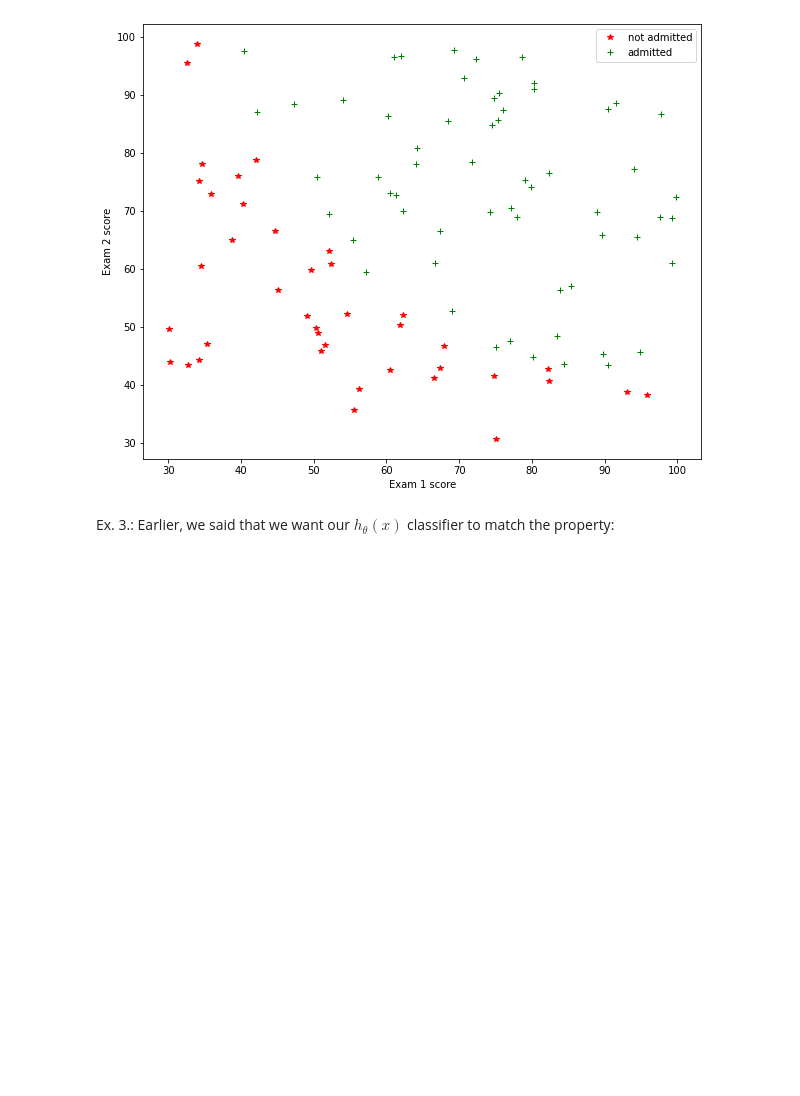
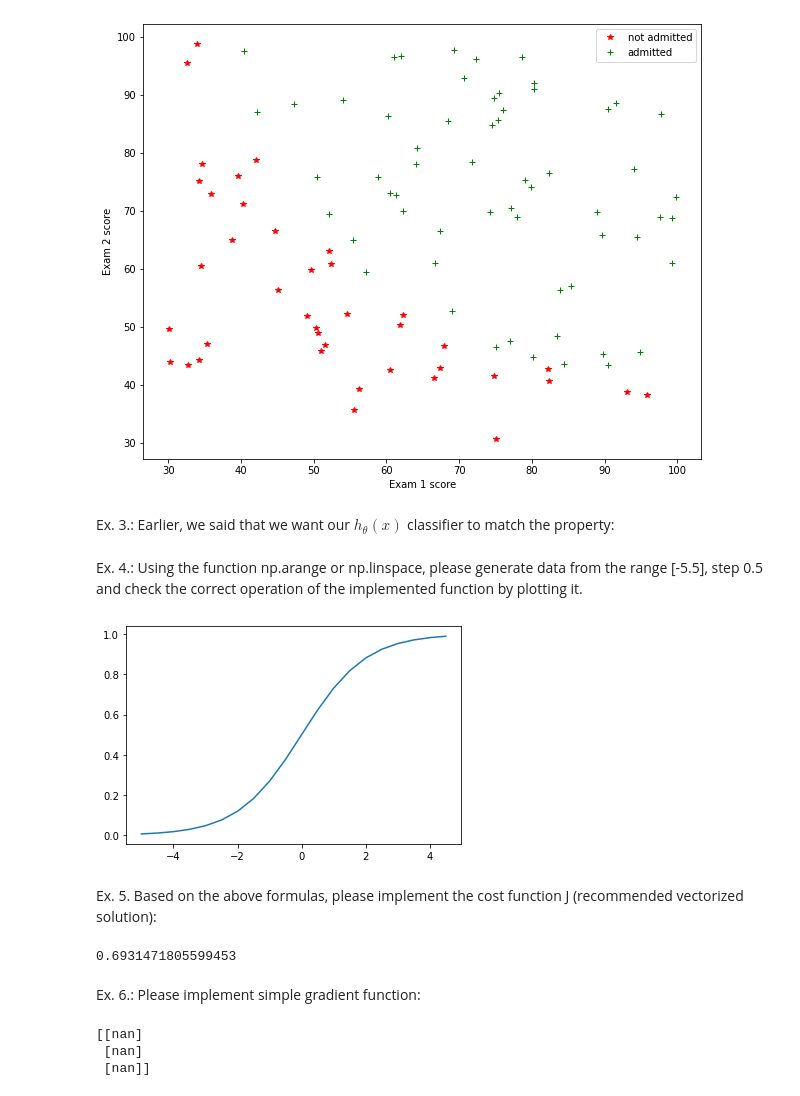
Before and after one commit to MichalMichniak/Machine_Learning_2023_Academy_Course, a Jupyter notebook: lab_3/main.ipynb, the cells around one changed output. Drawn from its saved outputs; the diff is of its cells as text; code cells hidden in the pictures; blank space fills up the shorter version.

```diff
--- a/lab_3/main.ipynb
+++ b/lab_3/main.ipynb
@@ -64,3 +64,12 @@ Ex. 3.: Earlier, we said that we want our $h_θ(x)$ classifier to match the prop
 # %%
 def sig(t):
     return 1/(1+np.exp(-t))
+# %% [markdown]
+Ex. 4.: Using the function np.arange or np.linspace, please generate data from the range [-5.5], step 0.5 and check the correct operation of the implemented function by plotting it.
+# %%
+plt.plot(np.arange(-5,5,0.5),sig(np.arange(-5,5,0.5)))
+plt.show()
+# %% [output]
+[figure, added]
+# %% [markdown]
+Ex. 5. Based on the above formulas, please implement the cost function J (recommended vectorized solution):
@@ -66,0 +79,23 @@ def sig(t):
+# %%
+theta = np.zeros((X.shape[0], 1))
+print(cost(theta=theta, X=X, y=y))
+# %% [output]
+0.6931471805599453
+# %% [markdown]
+Ex. 6.: Please implement simple gradient function:
+# %%
+def simple_gradient(X, y, theta, alpha, it):
+    # it - number of iterations
+    for i in range(it):
+        sigmoid = sig(theta.T@X)
+        grad = np.sum((-y/sigmoid + (1-y)/(1-sigmoid))*sigmoid*(1-sigmoid)*X,axis=1)
+        grad.shape = [grad.shape[0],1]
+        theta = theta - alpha*grad
+
+    return theta#, cost
+theta = simple_gradient(X,y,theta,0.01,150)
+print(theta)
+# %% [output]
+[[nan]
+ [nan]
+ [nan]]
```
Also changed, not shown: parts of 2 cells of this notebook.
